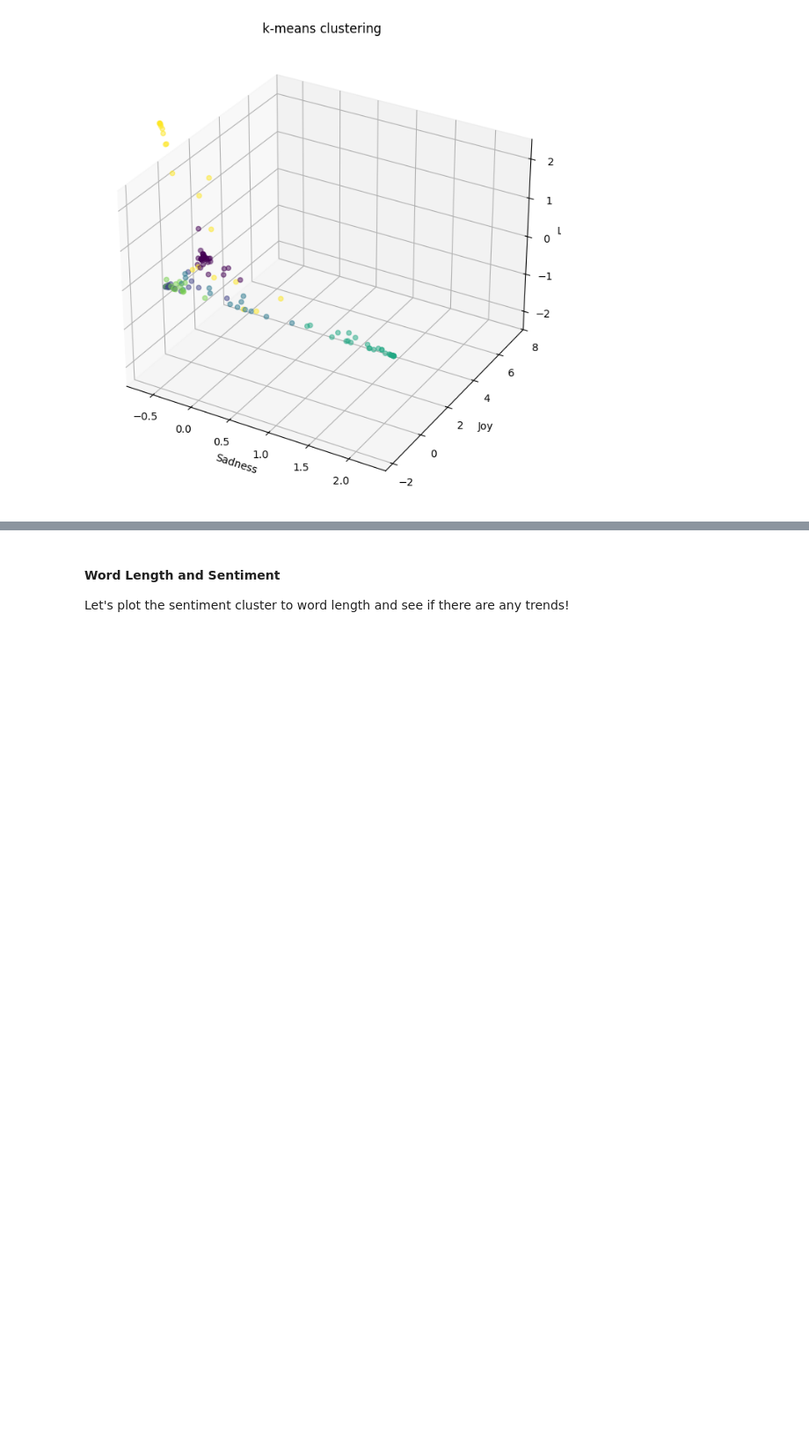
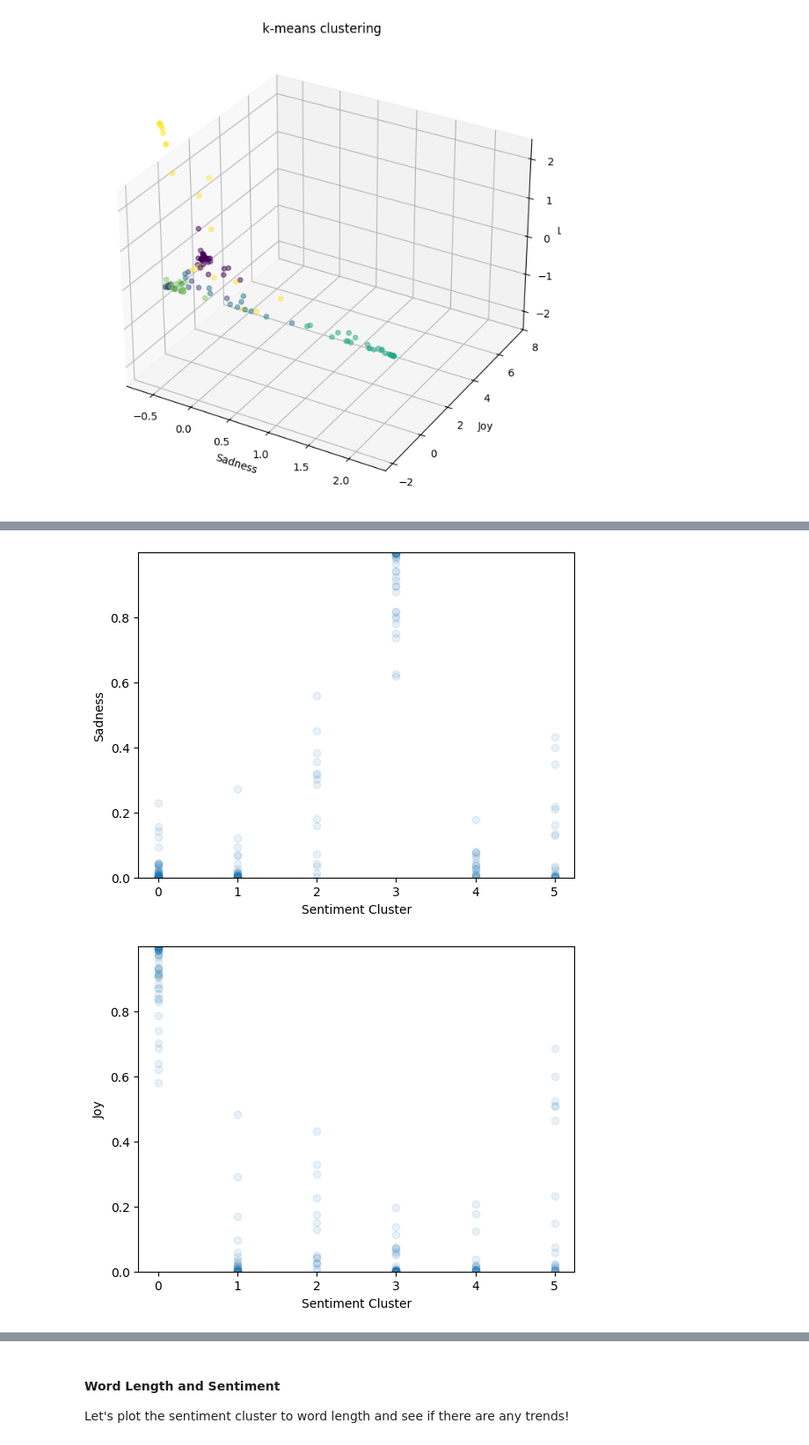
Before and after one commit to idmmachinelearning-ms/Project, a Jupyter notebook: Milestone-5.ipynb, the cells around one changed output, grey strips where cells are left out. Shown at 88% size. Saved outputs shown, nothing was run; the diff lists cells and outputs as text; code cells hidden in the pictures; blank space fills up the shorter version.

Commit message:
what does each cluster mean

```diff
--- a/Milestone-5.ipynb
+++ b/Milestone-5.ipynb
@@ -243,3 +243,14 @@ poems_df.head()
 | 2 | Larger than Life | [Biding my time,\nI am in no rush... | [Biding, my, time,, I, am, in, no... | 180 | Biding my time,\nI am in no rush.... | 0.010388 | 0.953059 | 0.002446 | 0.029157 | 0.004028 | ... |
 | 3 | Google Keep | [poems that sit in notes on my ph... | [poems, that, sit, in, notes, on,... | 72 | poems that sit in notes on my pho... | 0.381563 | 0.025545 | 0.002885 | 0.484708 | 0.101736 | ... |
 | 4 | Google Keep 2 | [poems that sit in notes on my ph... | [poems, that, sit, in, notes, on,... | 92 | poems that sit in notes on my pho... | 0.000948 | 0.002342 | 0.995206 | 0.000341 | 0.000619 | ... |
+# %%
+features = ["Sadness", "Joy", "Love", "Anger", "Fear", "Surprise"]
+for f in features:
+    plt.scatter(poems_df["Sentiment Cluster"], poems_df[f], alpha=.1)
+    plt.xlabel("Sentiment Cluster")
+    plt.ylabel(f)
+    plt.ylim(0, poems_df[f].max())
+    plt.show()
+# %% [output]
+[figure, added]
+[figure, added]
```
Also changed, not shown: parts of 2 cells of this notebook.
